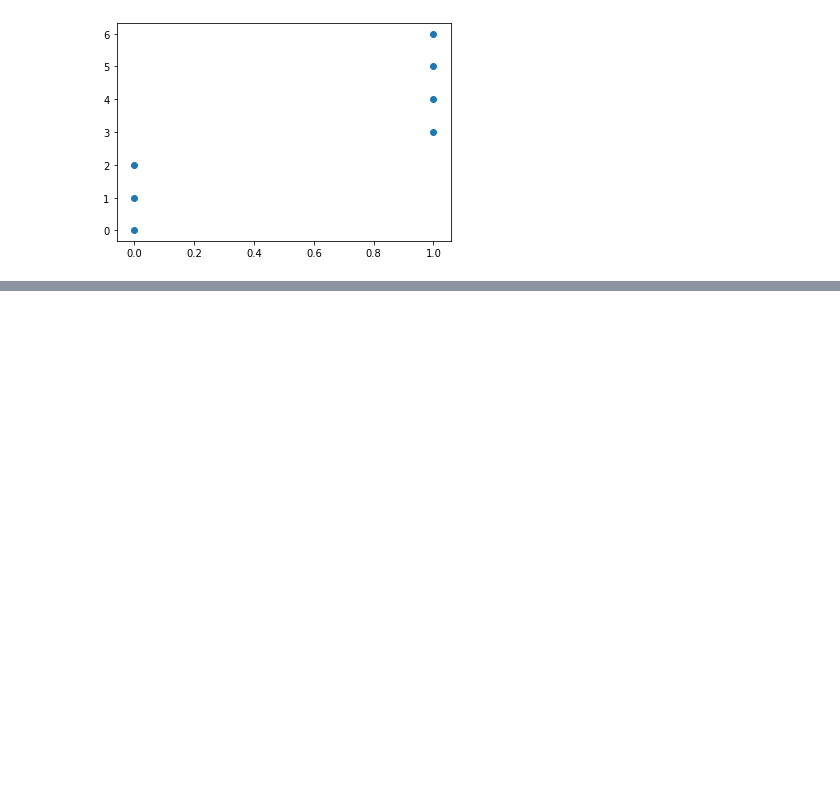
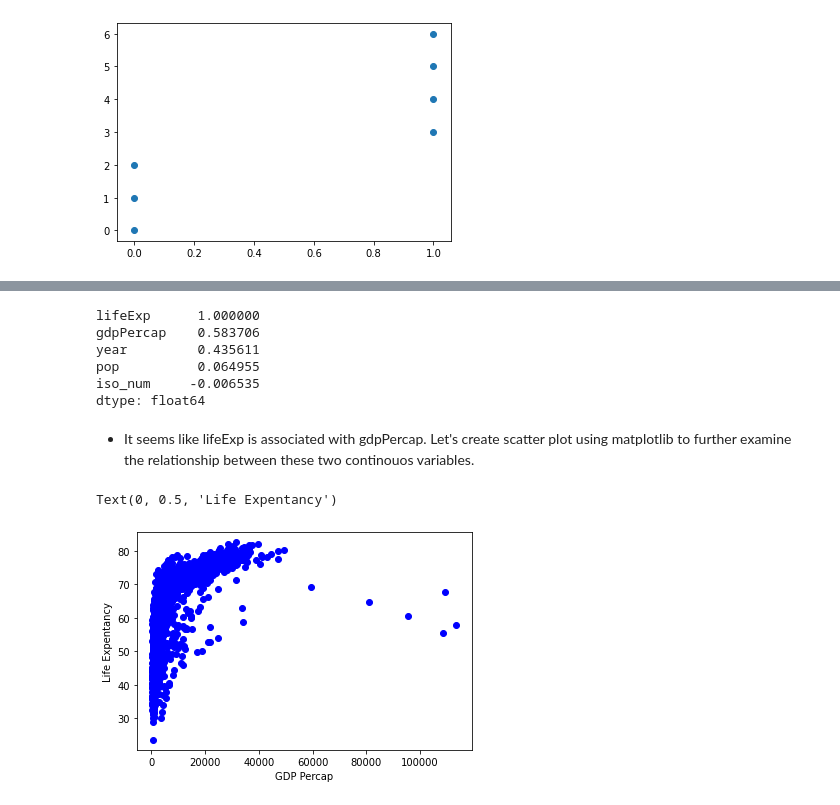
Before and after one commit to MaastrichtU-IDS/global-studies, a Jupyter notebook: semester2/notebooks/3.2-NHST-advanced-with-python.ipynb, the cells around one changed output, grey strips where cells are left out. Saved outputs shown, nothing was run; the diff lists cells and outputs as text; code cells hidden in the pictures; blank space fills up the shorter version.

```diff
--- a/semester2/notebooks/3.2-NHST-advanced-with-python.ipynb
+++ b/semester2/notebooks/3.2-NHST-advanced-with-python.ipynb
@@ -82,0 +145,19 @@ plt.scatter(X,Y)
+# %%
+df.corrwith(df['lifeExp']).sort_values(ascending=False) # set lifeExp as the 'target' bvariable
+# %% [output]
+lifeExp      1.000000
+gdpPercap    0.583706
+year         0.435611
+pop          0.064955
+iso_num     -0.006535
+dtype: float64
+# %% [markdown]
++ It seems like lifeExp is associated with gdpPercap. Let's create scatter plot using matplotlib to further examine the relationship between these two continouos variables.
+# %%
+import matplotlib.pyplot as plt
+plt.scatter(df["gdpPercap"], df["lifeExp"], color='blue')
+plt.xlabel('GDP Percap')
+plt.ylabel('Life Expentancy')
+# %% [output]
+Text(0, 0.5, 'Life Expentancy')
+[figure, added]
```
Also changed, not shown: parts of 44 cells of this notebook, 3 other files.
